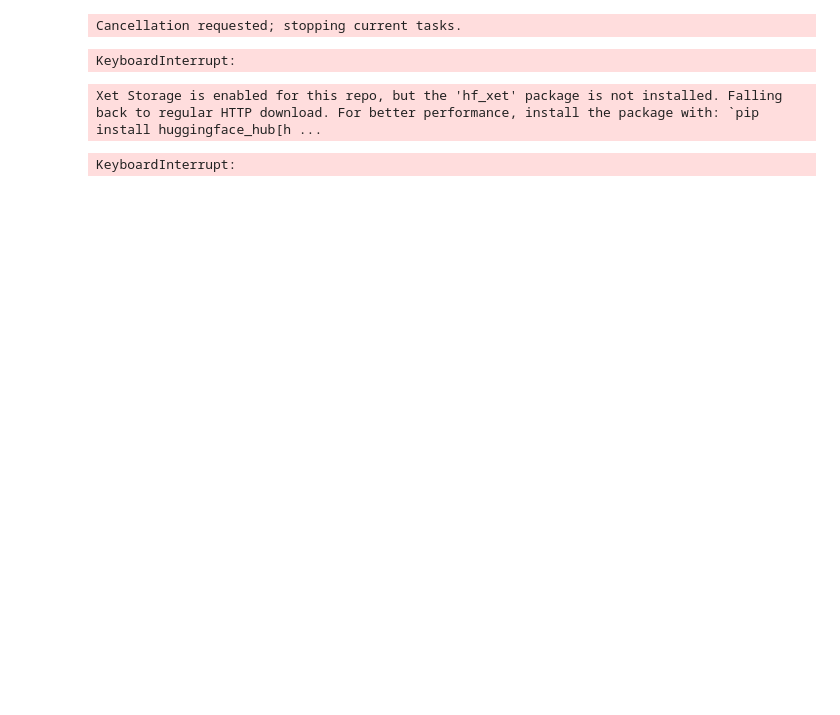
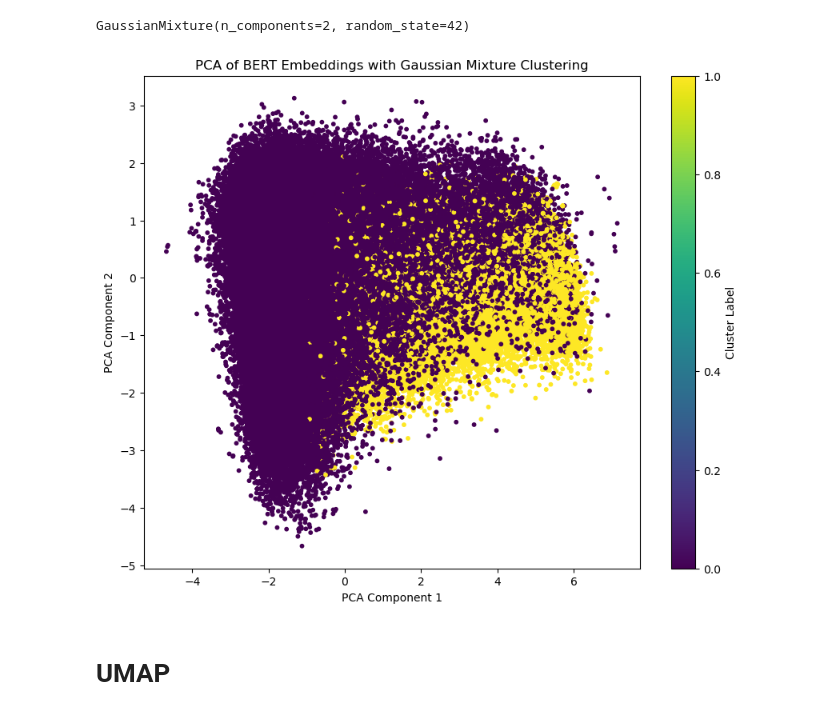
Before and after one commit to DHJKim321/diss-project, a Jupyter notebook: src/data/gmm_testing.ipynb, the cells around one changed output. Drawn from its saved outputs; the diff is of its cells as text; code cells hidden in the pictures; blank space fills up the shorter version.

Commit message:
Visualisations of embeddings (PCA and UMAP)

```diff
--- a/src/data/gmm_testing.ipynb
+++ b/src/data/gmm_testing.ipynb
@@ -11,2 +16,3 @@ df.fillna('', inplace=True)
 # %%
 model = GaussianMixture(n_components=2, random_state=42)
+pca = PCA(n_components=2, random_state=42)
@@ -17,20 +19,20 @@ labels = df['label'].values.tolist()
-# %%
-bert = BertModel.from_pretrained('bert-base-uncased')
-tokenizer = BertTokenizer.from_pretrained('bert-base-uncased')
-device = 'mps'
-bert.to(device)
-# %% [output]
-Cancellation requested; stopping current tasks.
-KeyboardInterrupt:
-# %%
-def encode_texts(texts):
-    inputs = tokenizer(texts, return_tensors='pt', padding=True, truncation=True)
-    with torch.no_grad():
-        print("Encoding texts...")
-        outputs = bert(**inputs, verbose=True)
-    return outputs.last_hidden_state.mean(dim=1).numpy()
-
-encoded_data = encode_texts(data)
-# %% [output]
-Xet Storage is enabled for this repo, but the 'hf_xet' package is not installed. Falling back to regular HTTP download. For better performance, install the package with: `pip install huggingface_hub[h ...
-KeyboardInterrupt:
+# %%
+embeddings = np.load('train/bert_embeddings_expanded_full.npy')
+# %%
+downsized_embeddings = pca.fit_transform(embeddings)
+# %%
+model.fit(embeddings)
+# %% [output]
+GaussianMixture(n_components=2, random_state=42)
+# %%
+plt.figure(figsize=(10, 8))
+plt.scatter(downsized_embeddings[:, 0], downsized_embeddings[:, 1], c=model.predict(embeddings), cmap='viridis', s=10)
+plt.title('PCA of BERT Embeddings with Gaussian Mixture Clustering')
+plt.xlabel('PCA Component 1')
+plt.ylabel('PCA Component 2')
+plt.colorbar(label='Cluster Label')
+plt.show()
+# %% [output]
+[figure, added]
+# %% [markdown]
+# UMAP
```
Also changed, not shown: parts of 7 cells of this notebook, 1 other file.
